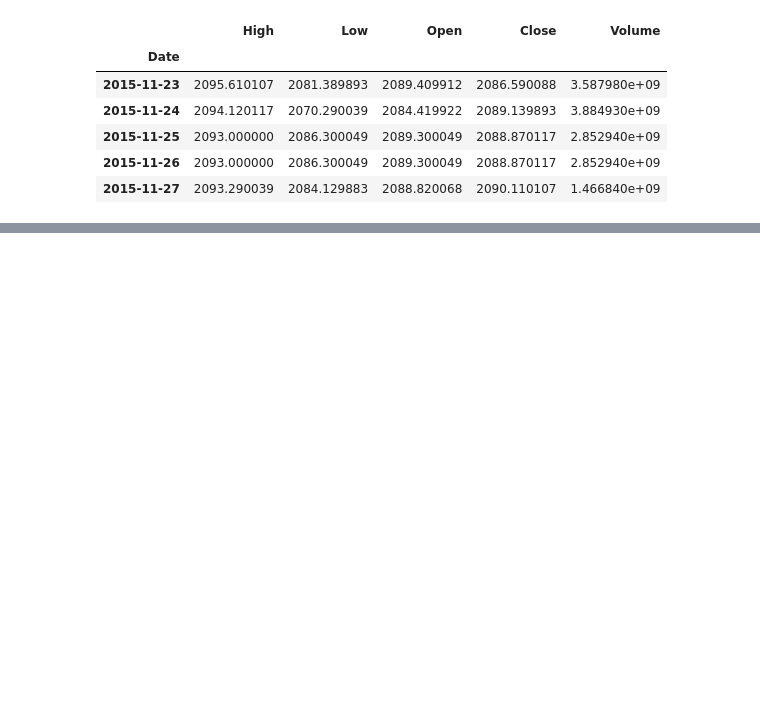
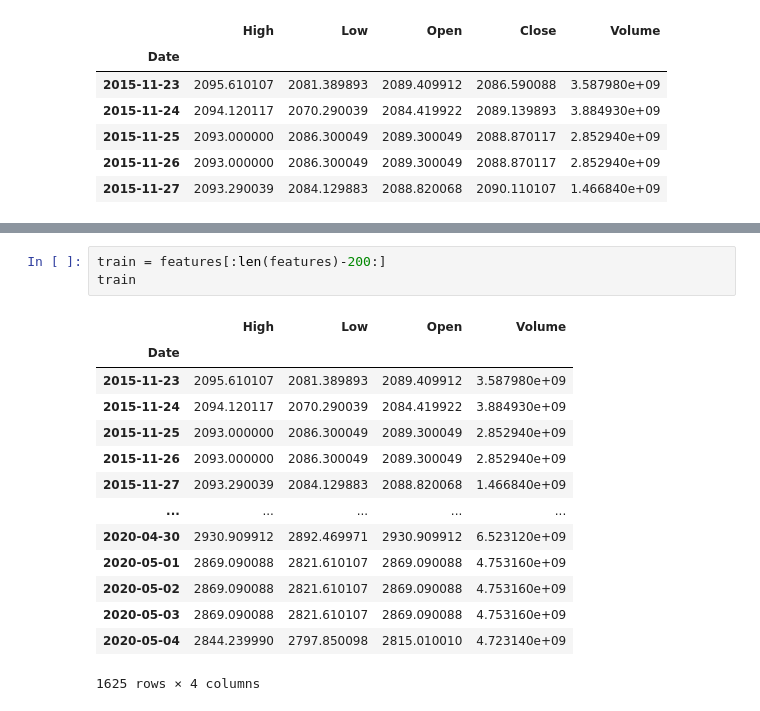
Before and after one commit to isoori/yahoo-price, a Jupyter notebook: Untitled.ipynb, the cells around one changed output, grey strips where cells are left out. Drawn from its saved outputs; the diff is of its cells as text; blank space fills up the shorter version.

```diff
--- a/Untitled.ipynb
+++ b/Untitled.ipynb
@@ -72,0 +106,18 @@ df.head()
+# %%
+train = features[:len(features)-200:]
+train
+# %% [output]
+|  | High | Low | Open | Volume |
+| Date |  |  |  |  |
+| 2015-11-23 | 2095.610107 | 2081.389893 | 2089.409912 | 3.587980e+09 |
+| 2015-11-24 | 2094.120117 | 2070.290039 | 2084.419922 | 3.884930e+09 |
+| 2015-11-25 | 2093.000000 | 2086.300049 | 2089.300049 | 2.852940e+09 |
+| 2015-11-26 | 2093.000000 | 2086.300049 | 2089.300049 | 2.852940e+09 |
+| 2015-11-27 | 2093.290039 | 2084.129883 | 2088.820068 | 1.466840e+09 |
+| ... | ... | ... | ... | ... |
+| 2020-04-30 | 2930.909912 | 2892.469971 | 2930.909912 | 6.523120e+09 |
+| 2020-05-01 | 2869.090088 | 2821.610107 | 2869.090088 | 4.753160e+09 |
+| 2020-05-02 | 2869.090088 | 2821.610107 | 2869.090088 | 4.753160e+09 |
+| 2020-05-03 | 2869.090088 | 2821.610107 | 2869.090088 | 4.753160e+09 |
+| 2020-05-04 | 2844.239990 | 2797.850098 | 2815.010010 | 4.723140e+09 |
+1625 rows × 4 columns
```
Also changed, not shown: parts of 13 cells of this notebook.
